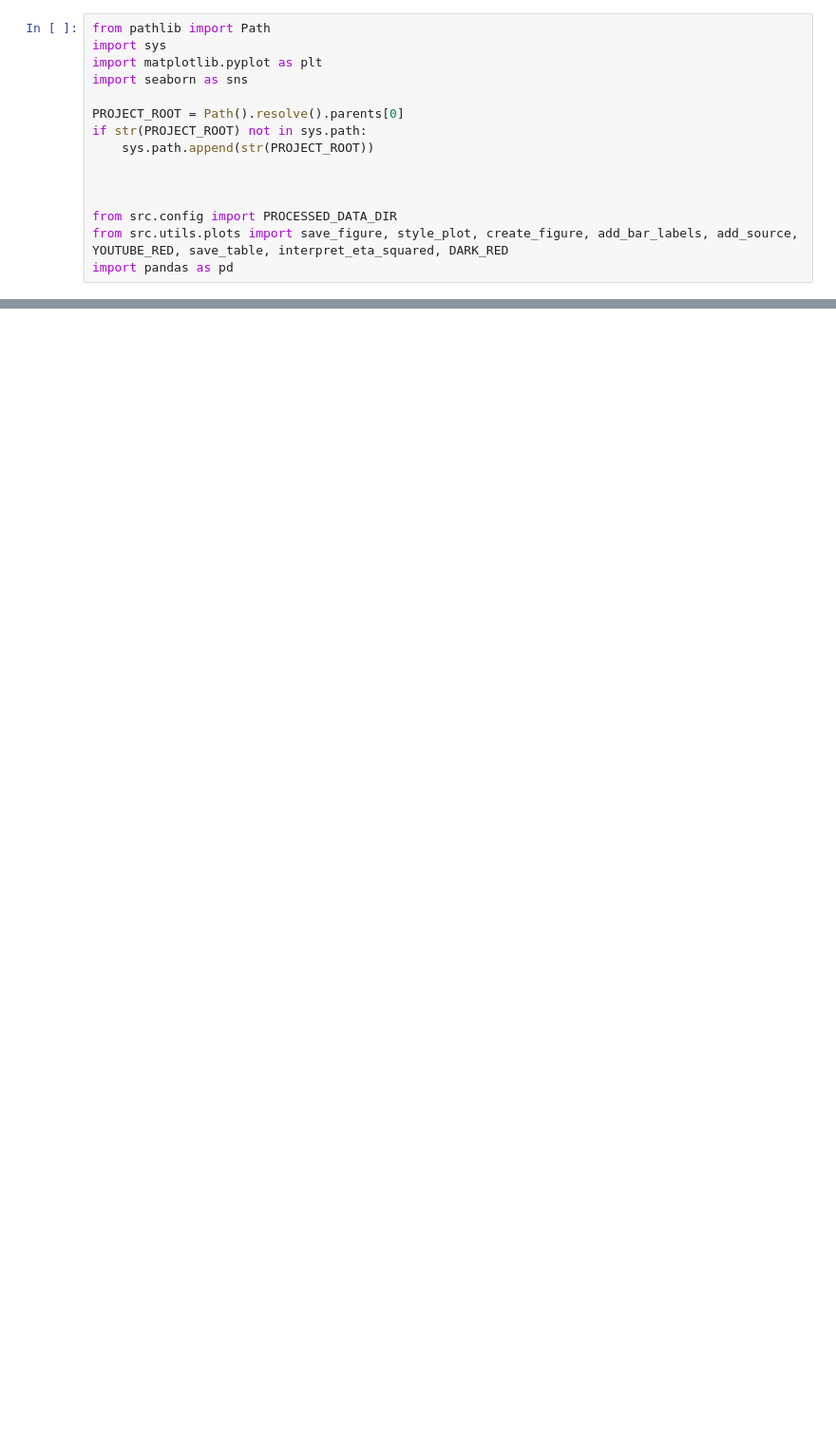
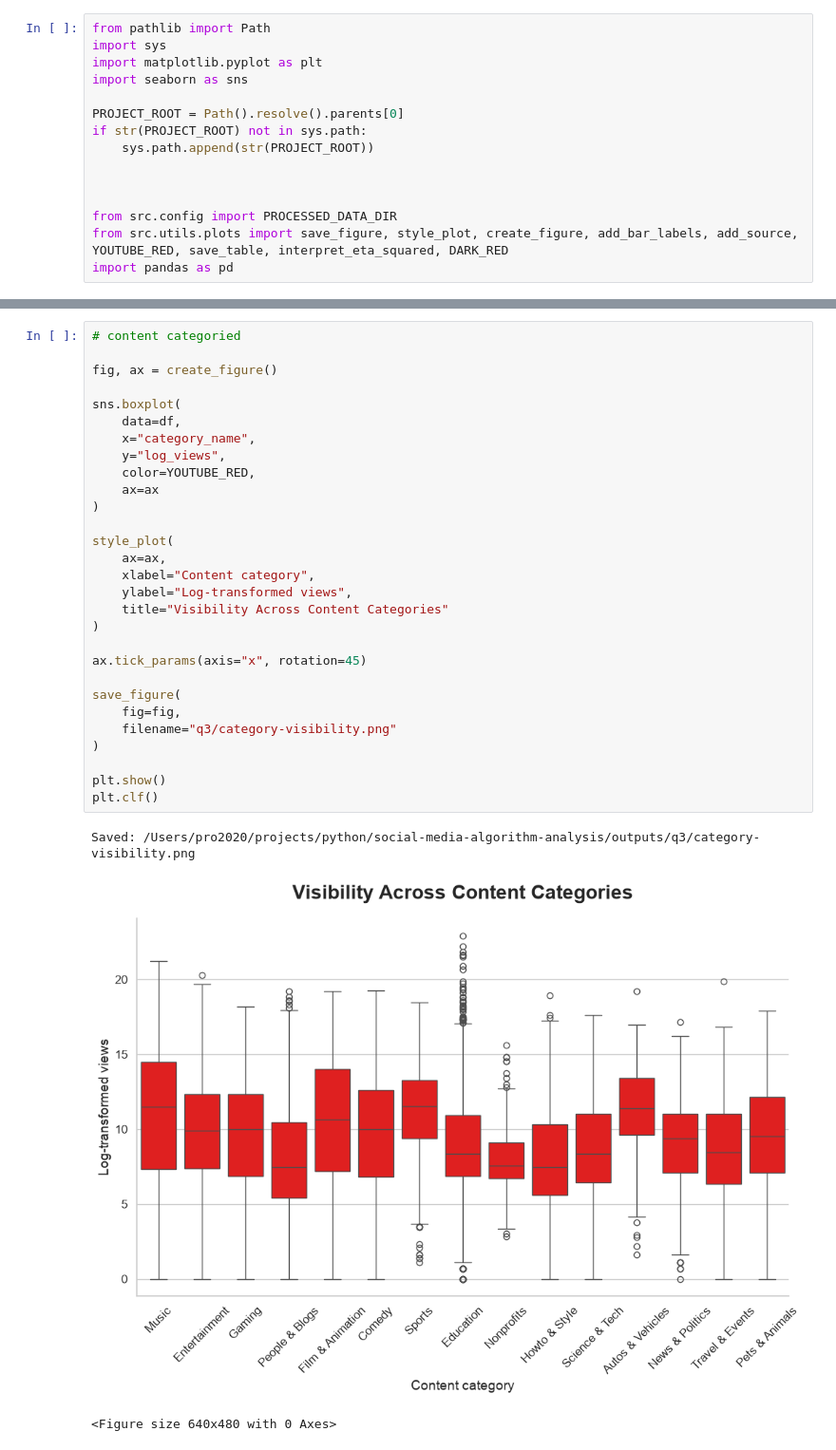
Before and after one commit to patinnojoe/algorithm-economy, a Jupyter notebook: notebook/q3-content-characteristic-and-engagement.ipynb, the cells around one changed output, grey strips where cells are left out. Shown at 95% size. Saved outputs shown, nothing was run; the diff lists cells and outputs as text; blank space fills up the shorter version.

```diff
--- a/notebook/q3-content-characteristic-and-engagement.ipynb
+++ b/notebook/q3-content-characteristic-and-engagement.ipynb
@@ -30,0 +139,33 @@ Saved: /Users/pro2020/projects/python/social-media-algorithm-analysis/outputs/q3
+# %%
+# content categoried
+
+fig, ax = create_figure()
+
+sns.boxplot(
+    data=df,
+    x="category_name",
+    y="log_views",
+    color=YOUTUBE_RED,
+    ax=ax
+)
+
+style_plot(
+    ax=ax,
+    xlabel="Content category",
+    ylabel="Log-transformed views",
+    title="Visibility Across Content Categories"
+)
+
+ax.tick_params(axis="x", rotation=45)
+
+save_figure(
+    fig=fig,
+    filename="q3/category-visibility.png"
+)
+
+plt.show()
+plt.clf()
+# %% [output]
+Saved: /Users/pro2020/projects/python/social-media-algorithm-analysis/outputs/q3/category-visibility.png
+[figure, added]
+<Figure size 640x480 with 0 Axes>
```
Also changed, not shown: parts of 8 cells of this notebook, 20 other files.
